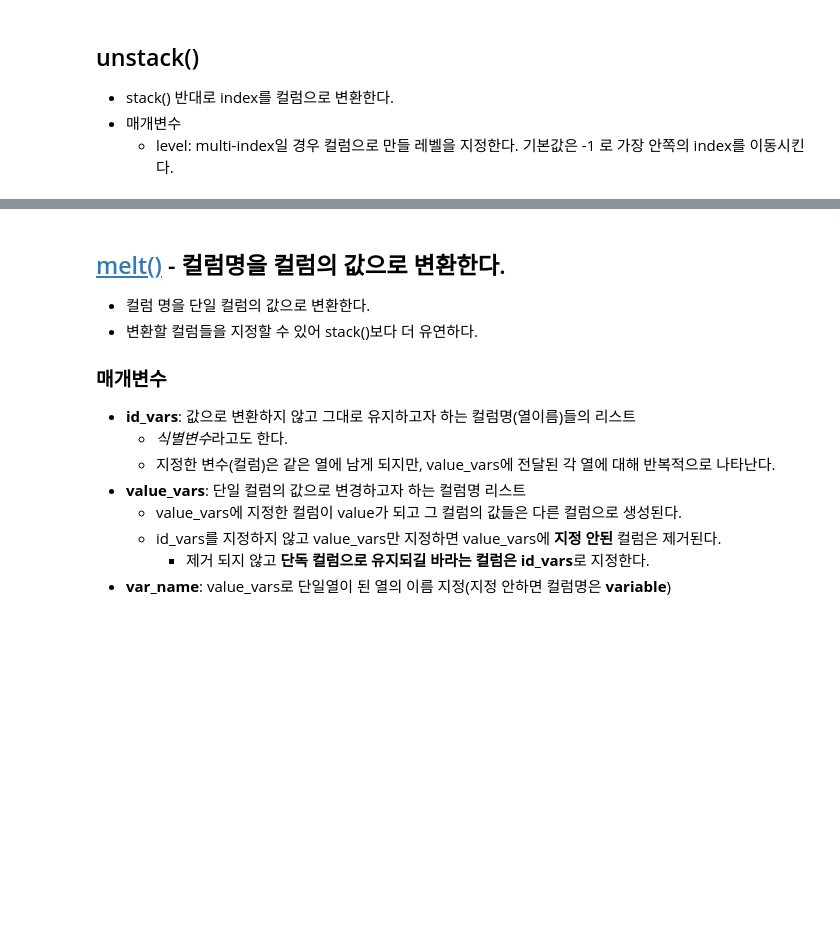
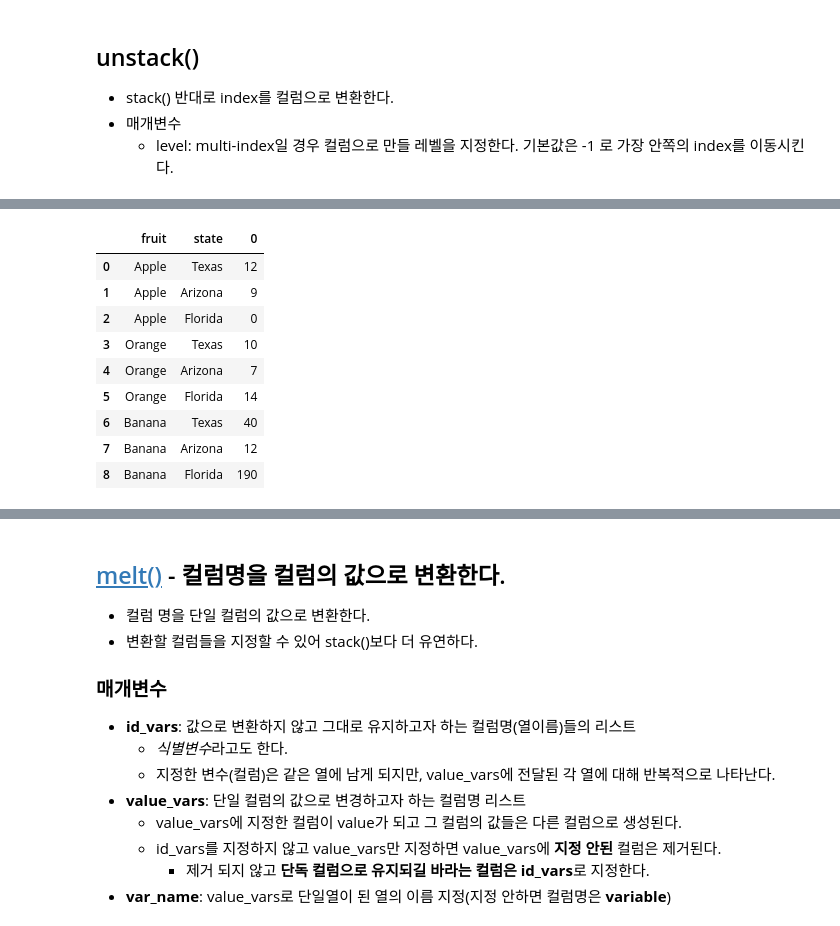
Before and after one commit to clerknek/PlayData, a Jupyter notebook: 02_Pandas/06_DataFrame_재구조화.ipynb, the cells around one changed output, grey strips where cells are left out. Saved outputs shown, nothing was run; the diff lists cells and outputs as text; code cells hidden in the pictures; blank space fills up the shorter version.

```diff
--- a/02_Pandas/06_DataFrame_재구조화.ipynb
+++ b/02_Pandas/06_DataFrame_재구조화.ipynb
@@ -77,0 +194,3 @@ Tidy data란 용어는 해들리 위컴이 **분석이 용이한 형태로 구
+# %%
+s2 = s1.unstack(level=0) # 0 or -2 level의 index를 컬럼으로 변경
+s2
@@ -77,0 +202,4 @@ Tidy data란 용어는 해들리 위컴이 **분석이 용이한 형태로 구
+# %%
+# axis의 이름을 지정(변경) => axis 이름: 컬럼명 또는 index명에 대한 이름
+s3 = s2.rename_axis(columns='state', index='fruit')
+s3
@@ -77,0 +212,13 @@ Tidy data란 용어는 해들리 위컴이 **분석이 용이한 형태로 구
+# %%
+s3.stack().reset_index() # 위에 설정한 axis 이름을 자동으로 올려줌
+# %% [output]
+|  | fruit | state | 0 |
+| 0 | Apple | Texas | 12 |
+| 1 | Apple | Arizona | 9 |
+| 2 | Apple | Florida | 0 |
+| 3 | Orange | Texas | 10 |
+| 4 | Orange | Arizona | 7 |
+| 5 | Orange | Florida | 14 |
+| 6 | Banana | Texas | 40 |
+| 7 | Banana | Arizona | 12 |
+| 8 | Banana | Florida | 190 |
```
Also changed, not shown: parts of 24 cells of this notebook.
